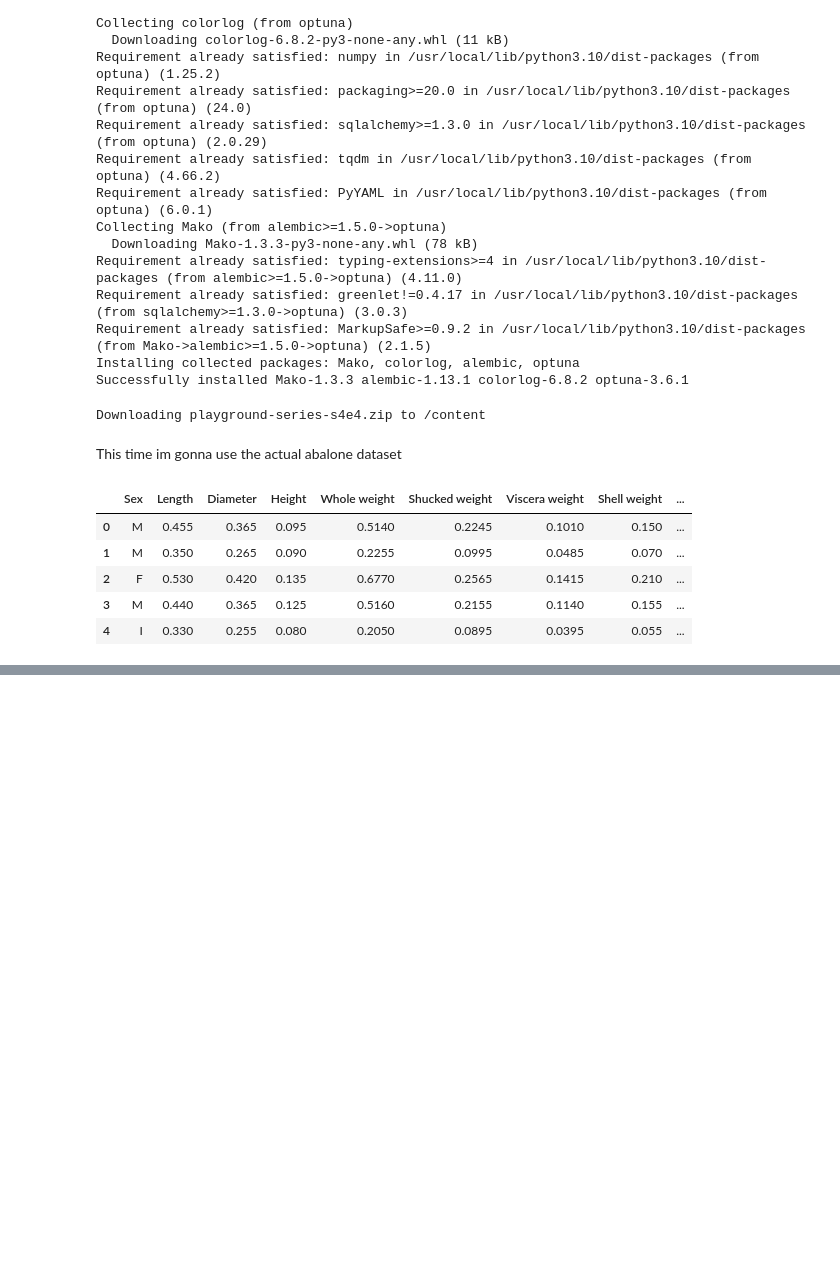
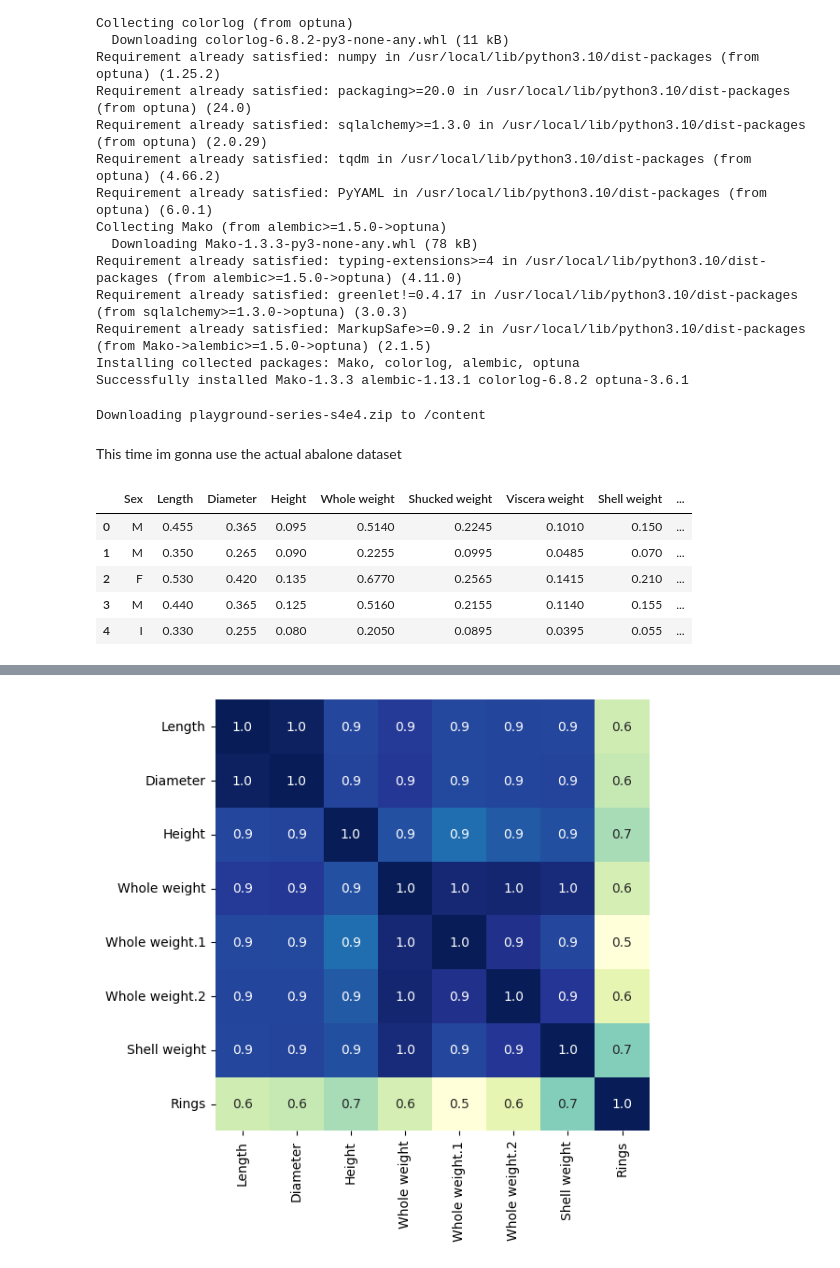
Before and after one commit to Cralsic123/Model-selection-for-abalone-ring, a Jupyter notebook: VT_Model.ipynb, the cells around one changed output, grey strips where cells are left out. Saved outputs shown, nothing was run; the diff lists cells and outputs as text; code cells hidden in the pictures; blank space fills up the shorter version.

```diff
--- a/VT_Model.ipynb
+++ b/VT_Model.ipynb
@@ -84,3 +84,9 @@ train_org.head()
 | 2 | F | 0.530 | 0.420 | 0.135 | 0.6770 | 0.2565 | 0.1415 | 0.210 | ... |
 | 3 | M | 0.440 | 0.365 | 0.125 | 0.5160 | 0.2155 | 0.1140 | 0.155 | ... |
 | 4 | I | 0.330 | 0.255 | 0.080 | 0.2050 | 0.0895 | 0.0395 | 0.055 | ... |
+# %%
+train_org = train_org.rename(columns={'Shucked weight': 'Whole weight.1',
+                                      'Viscera weight': 'Whole weight.2'})
+# %%
+train = pd.concat([train, train_org]).drop(['id'], axis=1).drop_duplicates()
+test = test.drop(['id'], axis=1)
@@ -86,0 +102,7 @@ train_org.head()
+# %%
+f, ax = plt.subplots(figsize=(6, 6))
+corr = train.select_dtypes(exclude='object').corr(method='pearson')
+sns.heatmap(corr, ax=ax, fmt = '0.1f', cmap = 'YlGnBu', annot=True, cbar=False)
+plt.show()
+# %% [output]
+[figure, added]
```
Also changed, not shown: parts of 1 cell of this notebook.
